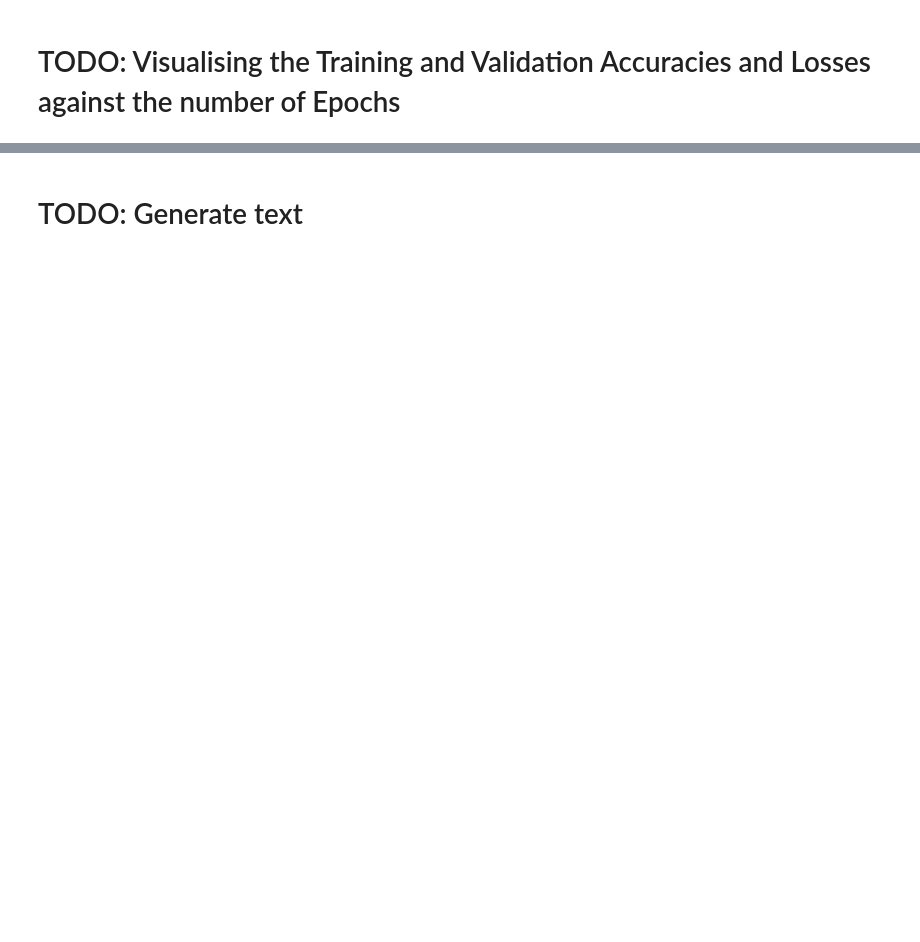
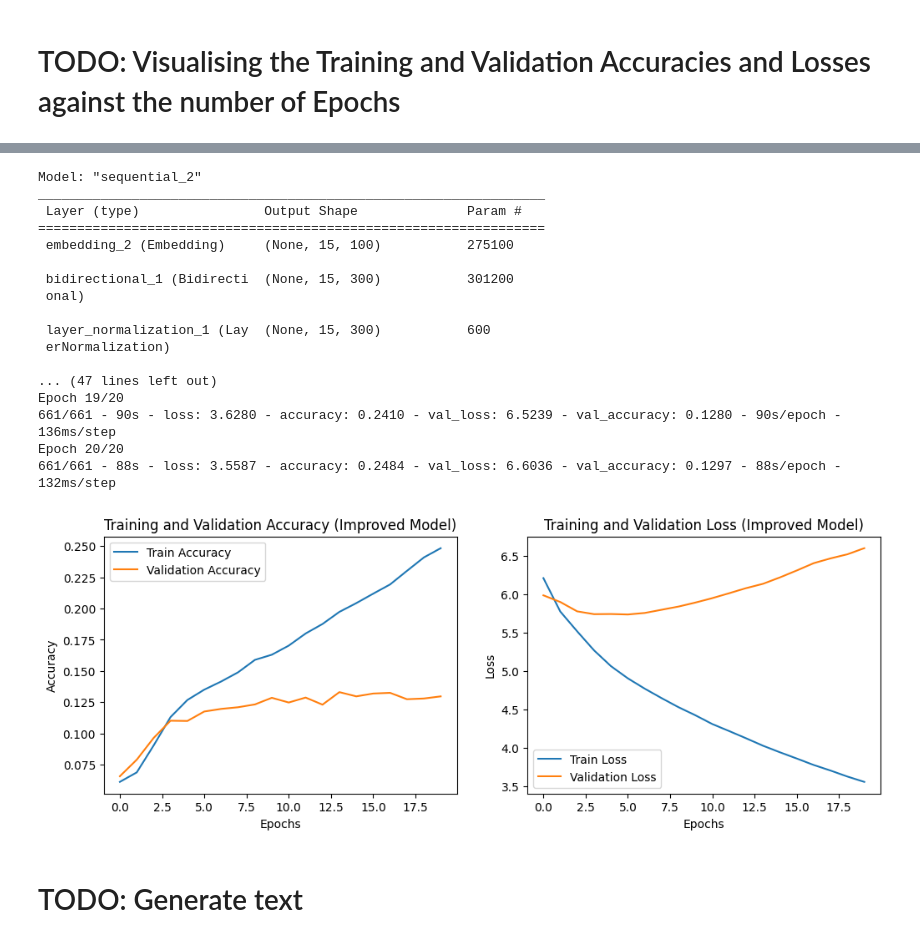
Before and after one commit to mr-nudo/intelligent-tools, a Jupyter notebook: LSTM.ipynb, the cells around one changed output, grey strips where cells are left out. Drawn from its saved outputs; the diff is of its cells as text; code cells hidden in the pictures; blank space fills up the shorter version.

```diff
--- a/LSTM.ipynb
+++ b/LSTM.ipynb
@@ -118,2 +189,62 @@ Validation labels size: (5282, 2751)
+# %%
+# Define the improved model
+improved_model = Sequential()
+improved_model.add(Embedding(input_dim=len(tokenizer.word_index) + 1, output_dim=100, input_length=max_sequence_length - 1))
+improved_model.add(Bidirectional(LSTM(150, return_sequences=True)))
+improved_model.add(LayerNormalization())
+improved_model.add(Dropout(0.5))
+improved_model.add(LSTM(150))
+improved_model.add(Dense(len(tokenizer.word_index) + 1, activation='softmax'))
+
+# Compile the improved model
+improved_model.compile(loss='categorical_crossentropy', optimizer='adam', metrics=['accuracy'])
+
+# Print the improved model summary
+improved_model.summary()
+
+# Train the improved model
+history_improved = improved_model.fit(X_train, y_train, epochs=20, validation_data=(X_val, y_val), verbose=2)
+
+# Plot the training and validation accuracy and loss for the improved model
+plt.figure(figsize=(12, 4))
+
+# Accuracy plot
+plt.subplot(1, 2, 1)
+plt.plot(history_improved.history['accuracy'], label='Train Accuracy')
+plt.plot(history_improved.history['val_accuracy'], label='Validation Accuracy')
+plt.xlabel('Epochs')
+plt.ylabel('Accuracy')
+plt.legend()
+plt.title('Training and Validation Accuracy (Improved Model)')
+
+# Loss plot
+plt.subplot(1, 2, 2)
+plt.plot(history_improved.history['loss'], label='Train Loss')
+plt.plot(history_improved.history['val_loss'], label='Validation Loss')
+plt.xlabel('Epochs')
+plt.ylabel('Loss')
+plt.legend()
+plt.title('Training and Validation Loss (Improved Model)')
+
+plt.show()
+# %% [output]
+Model: "sequential_2"
+_________________________________________________________________
+ Layer (type)                Output Shape              Param #
+=================================================================
+ embedding_2 (Embedding)     (None, 15, 100)           275100
+
+ bidirectional_1 (Bidirecti  (None, 15, 300)           301200
+ onal)
+
+ layer_normalization_1 (Lay  (None, 15, 300)           600
+ erNormalization)
+
+... (47 lines left out)
+Epoch 19/20
+661/661 - 90s - loss: 3.6280 - accuracy: 0.2410 - val_loss: 6.5239 - val_accuracy: 0.1280 - 90s/epoch - 136ms/step
+Epoch 20/20
+661/661 - 88s - loss: 3.5587 - accuracy: 0.2484 - val_loss: 6.6036 - val_accuracy: 0.1297 - 88s/epoch - 132ms/step
+[figure, added]
 # %% [markdown]
 # TODO: Generate text
```
Also changed, not shown: parts of 9 cells of this notebook.
